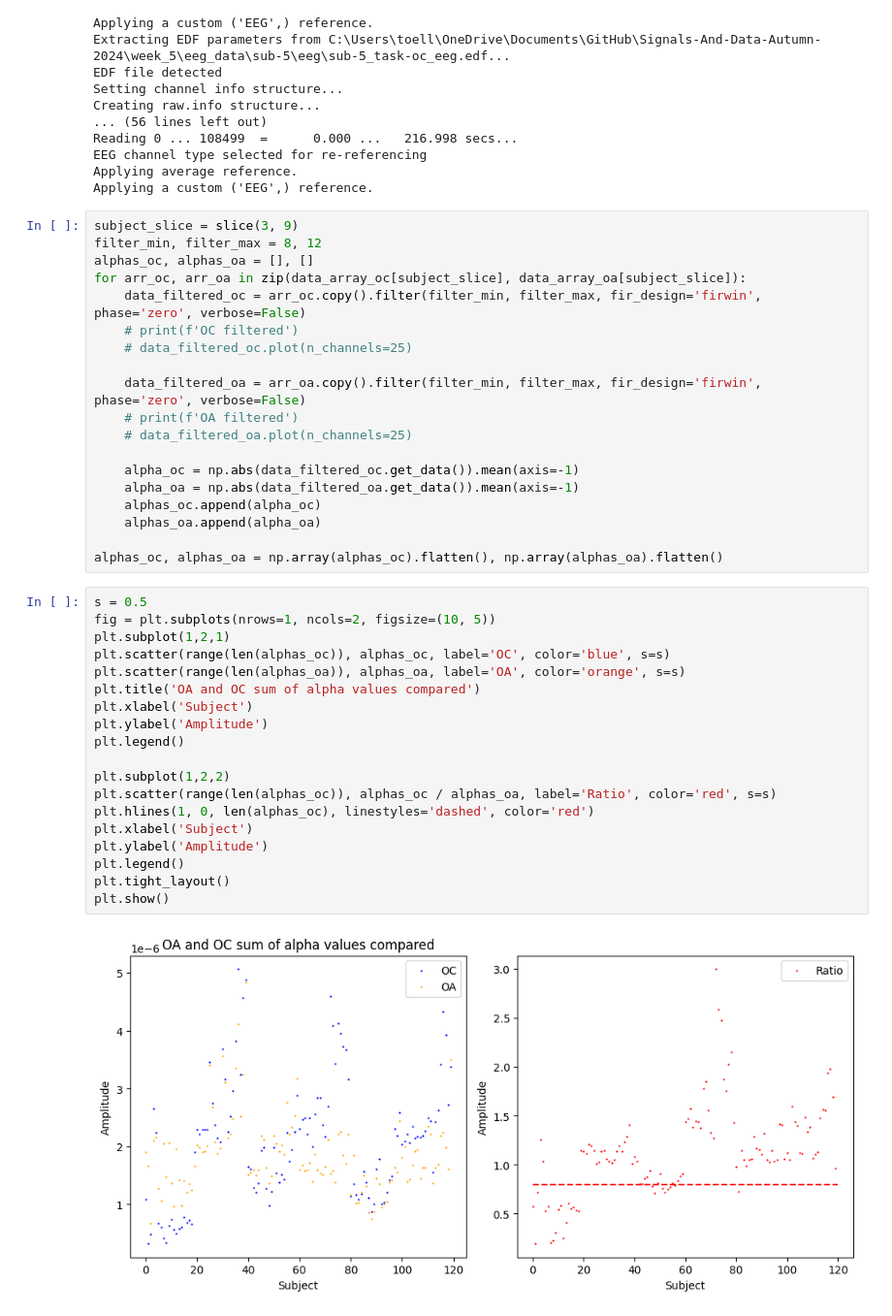
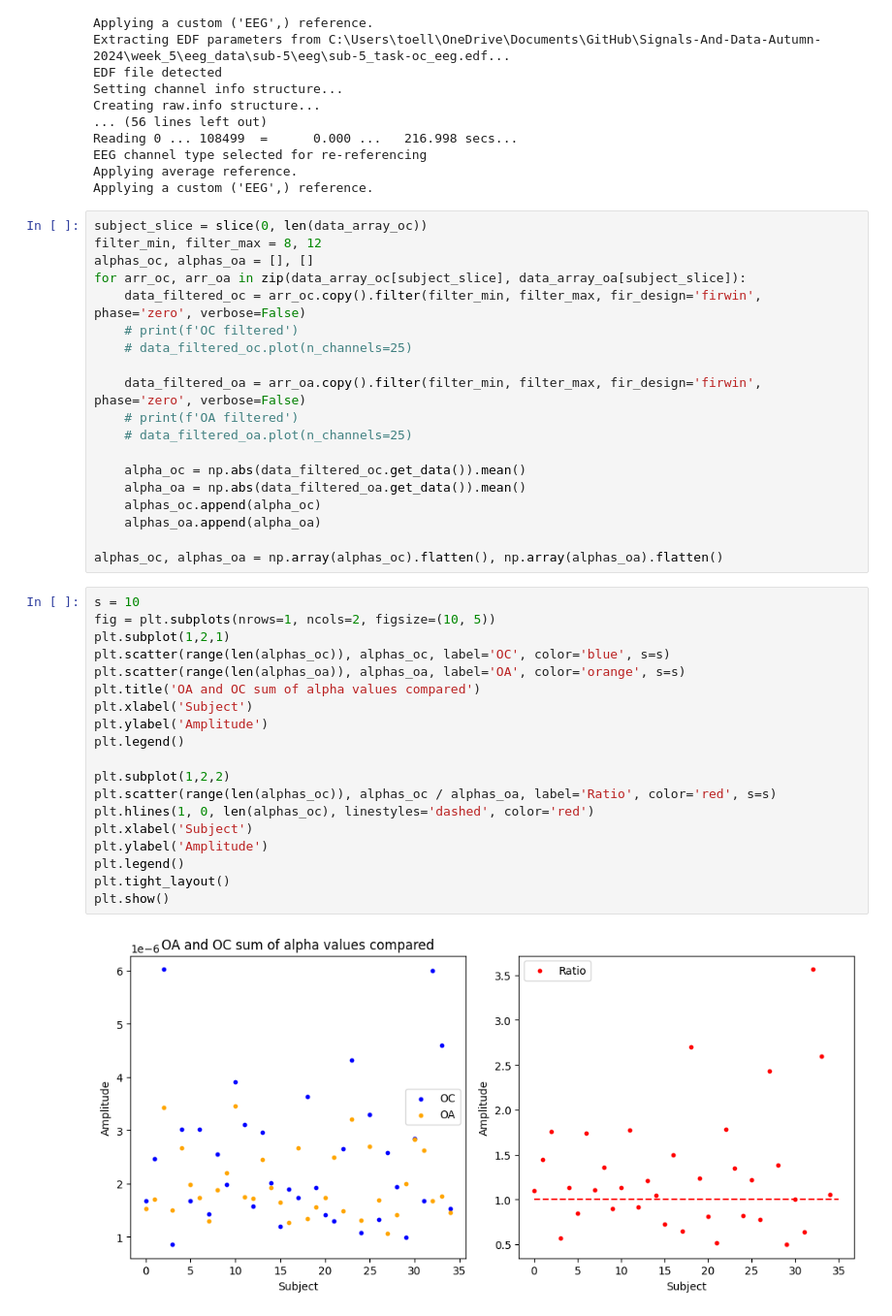
Before and after one commit to Twinbo/Signals-and-Data-Autumn-2025-student, a Jupyter notebook: week_5/exploration_of_eeg.ipynb, the cells around one changed output. Shown at 97% size. Saved outputs shown, nothing was run; the diff lists cells and outputs as text.

```diff
--- a/week_5/exploration_of_eeg.ipynb
+++ b/week_5/exploration_of_eeg.ipynb
@@ -107,7 +107,7 @@ EEG channel type selected for re-referencing
 Applying average reference.
 Applying a custom ('EEG',) reference.
 # %%
-subject_slice = slice(3, 9)
+subject_slice = slice(0, len(data_array_oc))
 filter_min, filter_max = 8, 12
 alphas_oc, alphas_oa = [], []
 for arr_oc, arr_oa in zip(data_array_oc[subject_slice], data_array_oa[subject_slice]):
@@ -119,30 +119,30 @@ for arr_oc, arr_oa in zip(data_array_oc[subject_slice], data_array_oa[subject_sl
     # print(f'OA filtered')
     # data_filtered_oa.plot(n_channels=25)
 
-    alpha_oc = np.abs(data_filtered_oc.get_data()).mean(axis=-1)
-    alpha_oa = np.abs(data_filtered_oa.get_data()).mean(axis=-1)
+    alpha_oc = np.abs(data_filtered_oc.get_data()).mean()
+    alpha_oa = np.abs(data_filtered_oa.get_data()).mean()
     alphas_oc.append(alpha_oc)
     alphas_oa.append(alpha_oa)
 
 alphas_oc, alphas_oa = np.array(alphas_oc).flatten(), np.array(alphas_oa).flatten()
 # %%
-s = 0.5
+s = 10
 fig = plt.subplots(nrows=1, ncols=2, figsize=(10, 5))
 plt.subplot(1,2,1)
 plt.scatter(range(len(alphas_oc)), alphas_oc, label='OC', color='blue', s=s)
 plt.scatter(range(len(alphas_oa)), alphas_oa, label='OA', color='orange', s=s)
 plt.title('OA and OC sum of alpha values compared')
 plt.xlabel('Subject')
 plt.ylabel('Amplitude')
 plt.legend()
 
 plt.subplot(1,2,2)
 plt.scatter(range(len(alphas_oc)), alphas_oc / alphas_oa, label='Ratio', color='red', s=s)
 plt.hlines(1, 0, len(alphas_oc), linestyles='dashed', color='red')
 plt.xlabel('Subject')
 plt.ylabel('Amplitude')
 plt.legend()
 plt.tight_layout()
 plt.show()
 # %% [output]
-[figure, old version]
+[figure, new version]
```
